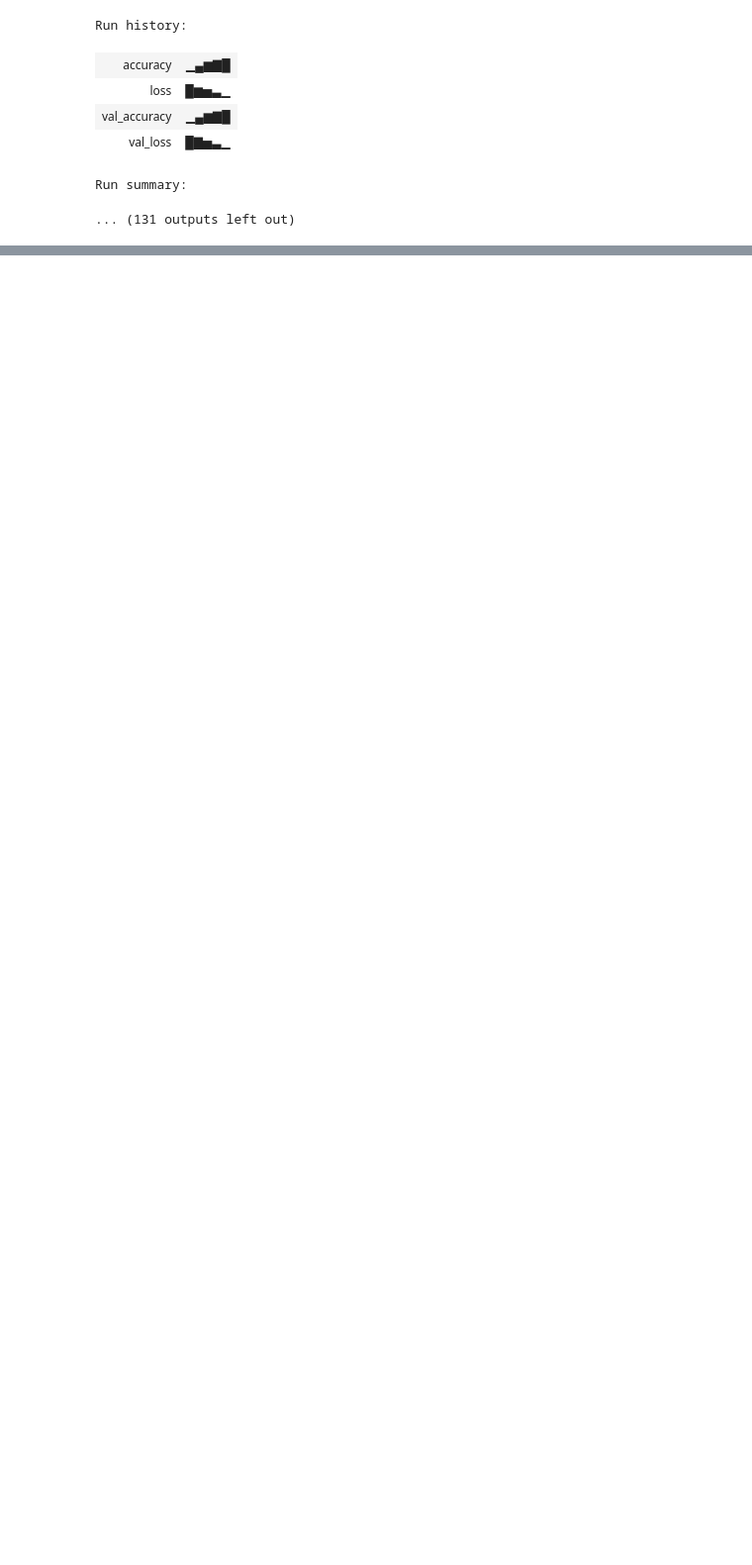
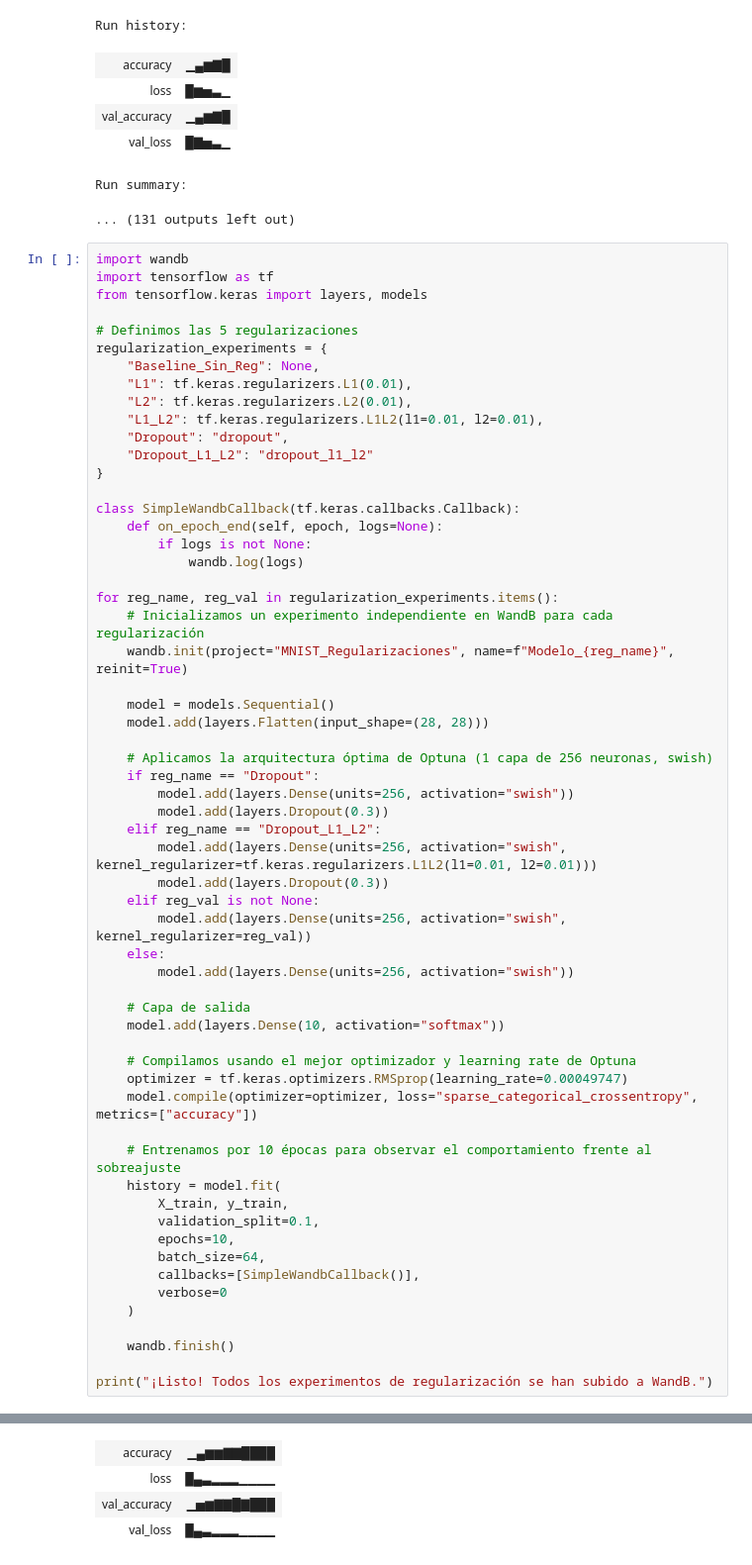
Before and after one commit to RossSS09/Tarea2-RNA, a Jupyter notebook: Tarea2_RNA.ipynb, the cells around one changed output, grey strips where cells are left out. Shown at 99% size. Saved outputs shown, nothing was run; the diff lists cells and outputs as text; blank space fills up the shorter version.

Commit message:
Cuarto Commit: Notebook completado con regularizaciones indicadas en el documento

```diff
--- a/Tarea2_RNA.ipynb
+++ b/Tarea2_RNA.ipynb
@@ -147,3 +147,63 @@ Run history:
 | val_loss | █▇▅▃▁ |
 Run summary:
 ... (131 outputs left out)
+# %%
+import wandb
+import tensorflow as tf
+from tensorflow.keras import layers, models
+
+# Definimos las 5 regularizaciones
+regularization_experiments = {
+    "Baseline_Sin_Reg": None,
+    "L1": tf.keras.regularizers.L1(0.01),
+    "L2": tf.keras.regularizers.L2(0.01),
+    "L1_L2": tf.keras.regularizers.L1L2(l1=0.01, l2=0.01),
+    "Dropout": "dropout",
+    "Dropout_L1_L2": "dropout_l1_l2"
+}
+
+class SimpleWandbCallback(tf.keras.callbacks.Callback):
+    def on_epoch_end(self, epoch, logs=None):
+        if logs is not None:
+            wandb.log(logs)
+
+for reg_name, reg_val in regularization_experiments.items():
+    # Inicializamos un experimento independiente en WandB para cada regularización
+    wandb.init(project="MNIST_Regularizaciones", name=f"Modelo_{reg_name}", reinit=True)
+
+    model = models.Sequential()
+    model.add(layers.Flatten(input_shape=(28, 28)))
+
+    # Aplicamos la arquitectura óptima de Optuna (1 capa de 256 neuronas, swish)
+    if reg_name == "Dropout":
+        model.add(layers.Dense(units=256, activation="swish"))
+        model.add(layers.Dropout(0.3))
+    elif reg_name == "Dropout_L1_L2":
+        model.add(layers.Dense(units=256, activation="swish", kernel_regularizer=tf.keras.regularizers.L1L2(l1=0.01, l2=0.01)))
+        model.add(layers.Dropout(0.3))
+    elif reg_val is not None:
+        model.add(layers.Dense(units=256, activation="swish", kernel_regularizer=reg_val))
+    else:
+        model.add(layers.Dense(units=256, activation="swish"))
+
+    # Capa de salida
+    model.add(layers.Dense(10, activation="softmax"))
+
+    # Compilamos usando el mejor optimizador y learning rate de Optuna
+    optimizer = tf.keras.optimizers.RMSprop(learning_rate=0.00049747)
+    model.compile(optimizer=optimizer, loss="sparse_categorical_crossentropy", metrics=["accuracy"])
+
+    # Entrenamos por 10 épocas para observar el comportamiento frente al sobreajuste
+    history = model.fit(
+        X_train, y_train,
+        validation_split=0.1,
+        epochs=10,
+        batch_size=64,
+        callbacks=[SimpleWandbCallback()],
+        verbose=0
+    )
+
+    wandb.finish()
+
+print("¡Listo! Todos los experimentos de regularización se han subido a WandB.")
+# %% [output]
@@ -149,0 +218,4 @@ Run summary:
+| accuracy | ▁▄▆▆▇▇████ |
+| loss | █▄▃▂▂▂▁▁▁▁ |
+| val_accuracy | ▁▅▆▇▇█▇███ |
+| val_loss | █▄▃▂▂▂▁▁▁▁ |
```
Also changed, not shown: parts of 1 cell of this notebook.
